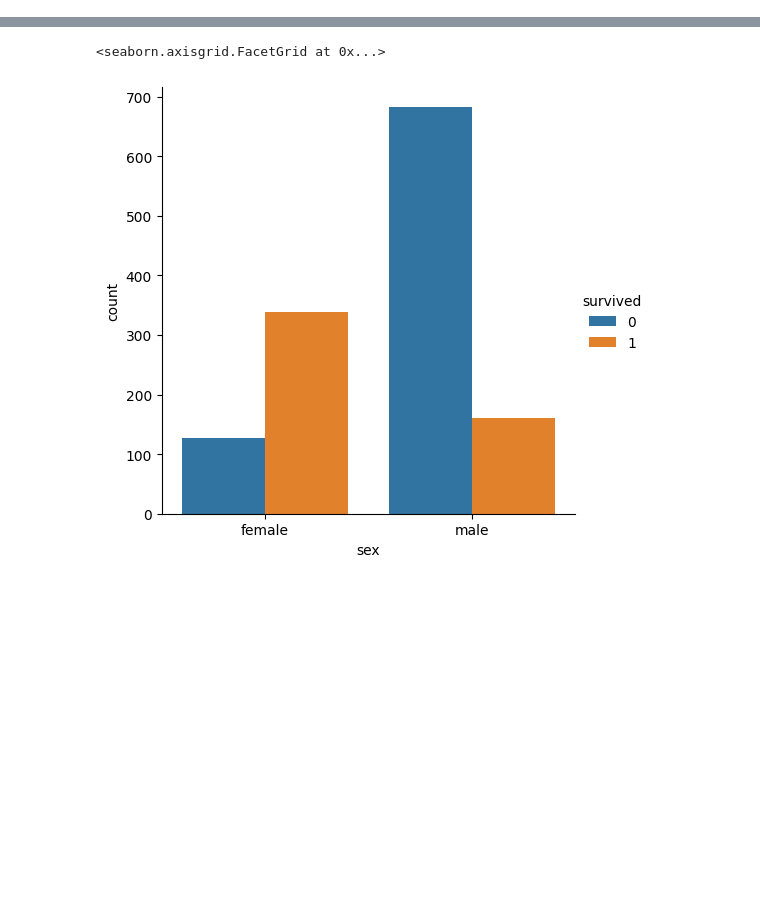
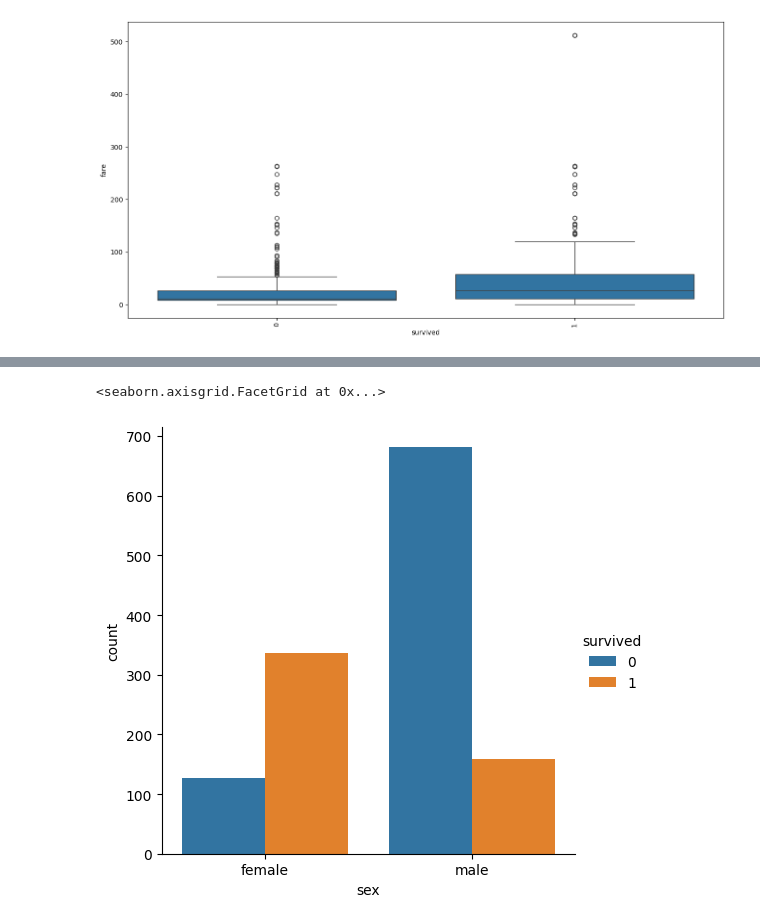
Before and after one commit to kieran31415/DataWizards, a Jupyter notebook: titanic.ipynb, the cells around one changed output, grey strips where cells are left out. Saved outputs shown, nothing was run; the diff lists cells and outputs as text; code cells hidden in the pictures; blank space fills up the shorter version.

Commit message:
Update titanic
Checking for outliers and removal of null values from dataset.

```diff
--- a/titanic.ipynb
+++ b/titanic.ipynb
@@ -23,0 +73,8 @@ df
+# %%
+#Let's check our data for outliers in the regarding the people who survived and how much they paid
+data = pd.concat([df['survived'], df['fare']], axis=1)
+f, ax = plt.subplots(figsize=(16, 8))
+fig = sns.boxplot(x=df['survived'], y=df['fare'], data=data)
+plt.xticks(rotation=90);
+# %% [output]
+[figure, added]
```
Also changed, not shown: parts of 22 cells of this notebook, 1 other file.
